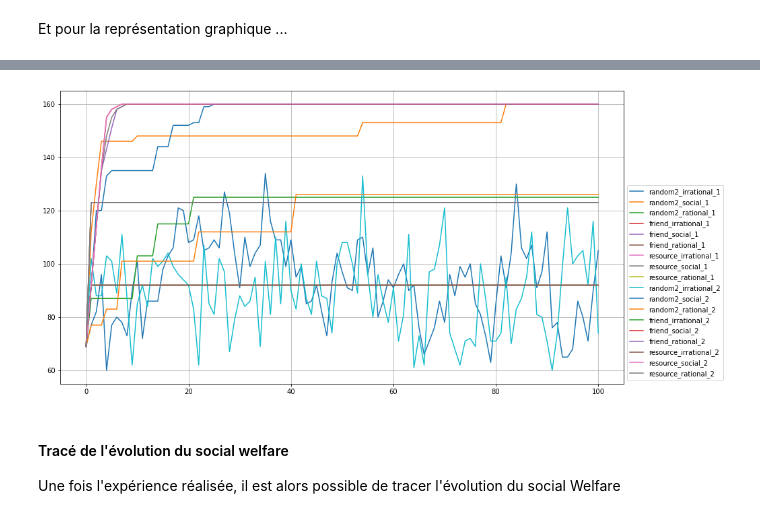
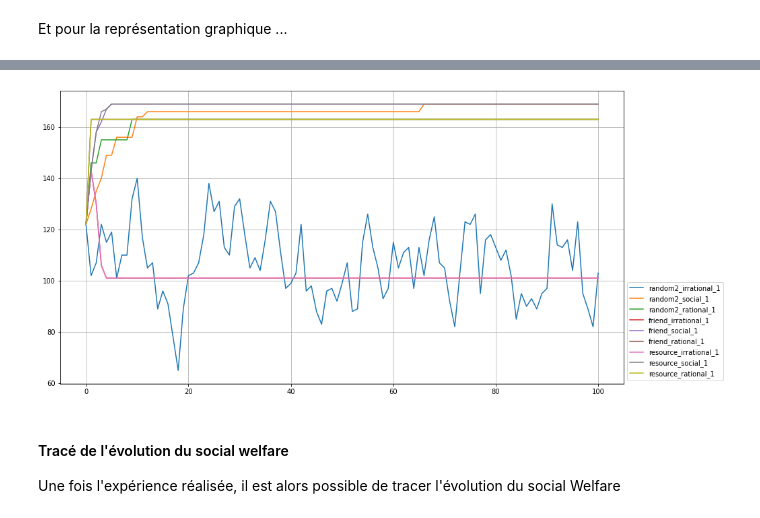
Before and after one commit to cristal-smac/mas_basics, a Jupyter notebook: mas_socialWelfare_basics_fr.ipynb, the cells around one changed output, grey strips where cells are left out. Saved outputs shown, nothing was run; the diff lists cells and outputs as text; code cells hidden in the pictures.

Commit message:
màj description comportement + 1expérience

```diff
--- a/mas_socialWelfare_basics_fr.ipynb
+++ b/mas_socialWelfare_basics_fr.ipynb
@@ -309,23 +364,23 @@ plt.show()
 # %%
 sma1 = sma
 data=pd.DataFrame()
-for i in range(2) :
-    # On recupere les noms des fonctions definissant le comportement dans le fichier Decisions
+for i in range(1) :  ### elle sert à quoi cette boucle ???
+    # pour tous les comportements possibles
     for b in ['random2','friend','resource'] :
-        # On recupere les noms des fonctions definissant l'acceptabilité d'un echange dans le fichier Acceptabilities
+        # pour tous les critères d'acceptabilité possibles
         for s in ['irrational','social','rational'] :
             sma2 = copy.deepcopy(sma1)
             sma2.redefineSMA()
             sma2.setGlobalMaxEx(i+1)
             sma2.setGlobalBehaviorKind(b)
             sma2.setGlobalSwapKind(s)
             sma2.run(100)
             data[b+'_'+s+"_"+str(i+1)]=sma2.history
             data[b+'_'+s+"_"+str(i+1)].plot(figsize=(15,8), grid=True, alpha=1, linestyle = '-')
 plt.legend(loc=3,bbox_to_anchor=(1,0))
 plt.show()
 # %% [output]
-[figure, old version]
+[figure, new version]
 # %% [markdown]
 #### Tracé de l'évolution du social welfare
 Une fois l'expérience réalisée, il est alors possible de tracer l'évolution du social Welfare
```
Also changed, not shown: parts of 17 cells of this notebook.
